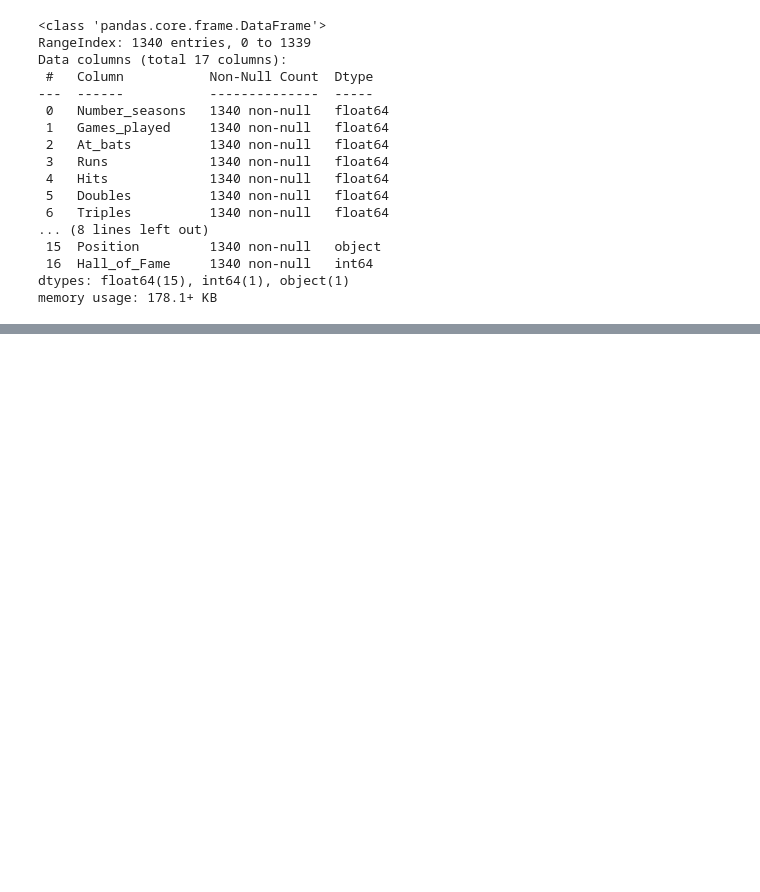
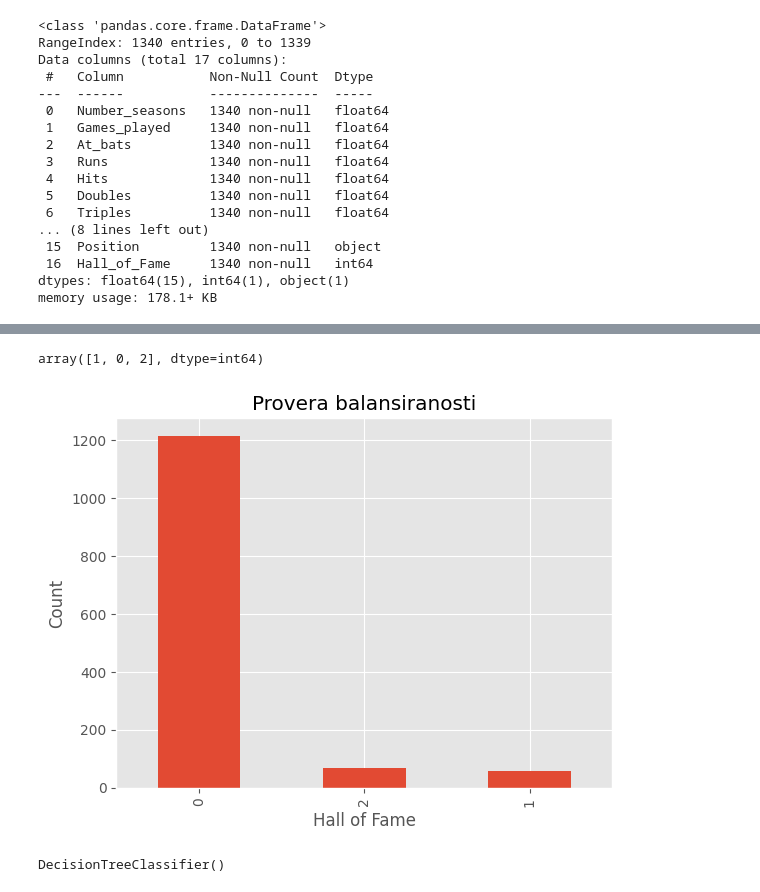
Before and after one commit to MATF-istrazivanje-podataka-1/2023_Data_Mining_Baseball_Dataset, a Jupyter notebook: Stabla odlucivanja.ipynb, the cells around one changed output, grey strips where cells are left out. Drawn from its saved outputs; the diff is of its cells as text; code cells hidden in the pictures; blank space fills up the shorter version.

```diff
--- a/Stabla odlucivanja.ipynb
+++ b/Stabla odlucivanja.ipynb
@@ -1,6 +1,12 @@
 # %%
 import pandas as pd
-import numpy as np
+from matplotlib import pyplot as plt
+from sklearn.model_selection import train_test_split
+from sklearn.tree import DecisionTreeClassifier, plot_tree
+from sklearn.ensemble import RandomForestClassifier
+from sklearn.metrics import confusion_matrix
+
+plt.style.use('ggplot')
 # %%
 df = pd.read_csv(r'podaci\baseballnn.csv')
 df
@@ -38,3 +44,8 @@ Data columns (total 17 columns):
  16  Hall_of_Fame     1340 non-null   int64
 dtypes: float64(15), int64(1), object(1)
 memory usage: 178.1+ KB
+# %%
+Y = df['Hall_of_Fame']
+X = df.drop({'Hall_of_Fame', 'Position'}, axis=1)
+feature_names = X.columns
+X.head()
@@ -40,0 +59,13 @@ memory usage: 178.1+ KB
+# %%
+Y.unique()
+# %% [output]
+array([1, 0, 2], dtype=int64)
+# %%
+ax = Y.value_counts().plot(kind='bar', title='Provera balansiranosti')
+
+ax.set_xlabel('Hall of Fame')
+ax.set_ylabel('Count')
+
+plt.show()
+# %% [output]
+[figure, added]
@@ -40,0 +107,4 @@ memory usage: 178.1+ KB
+# %%
+dtc.fit(X_train, Y_train) # treninranje modela
+# %% [output]
+DecisionTreeClassifier()
```
Also changed, not shown: parts of 19 cells of this notebook.
